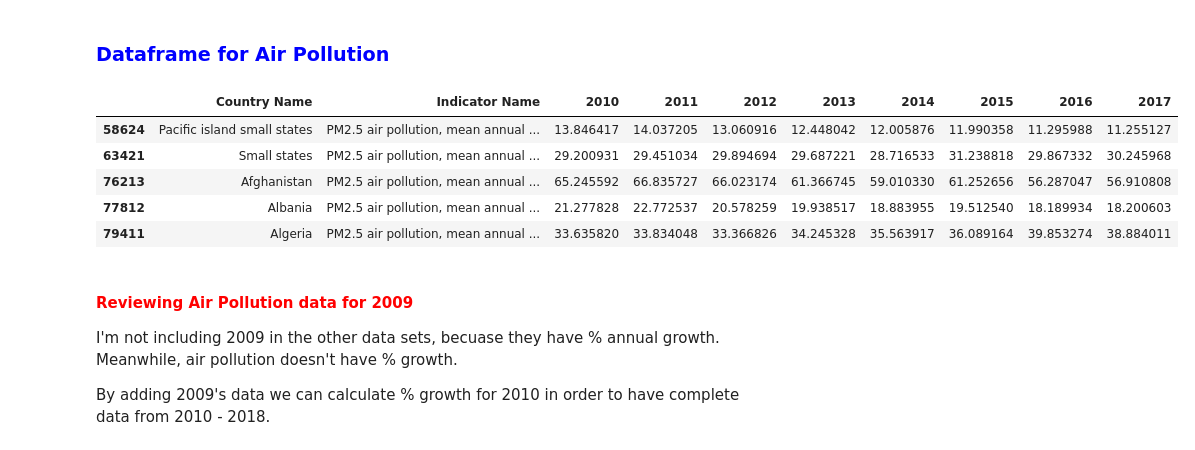
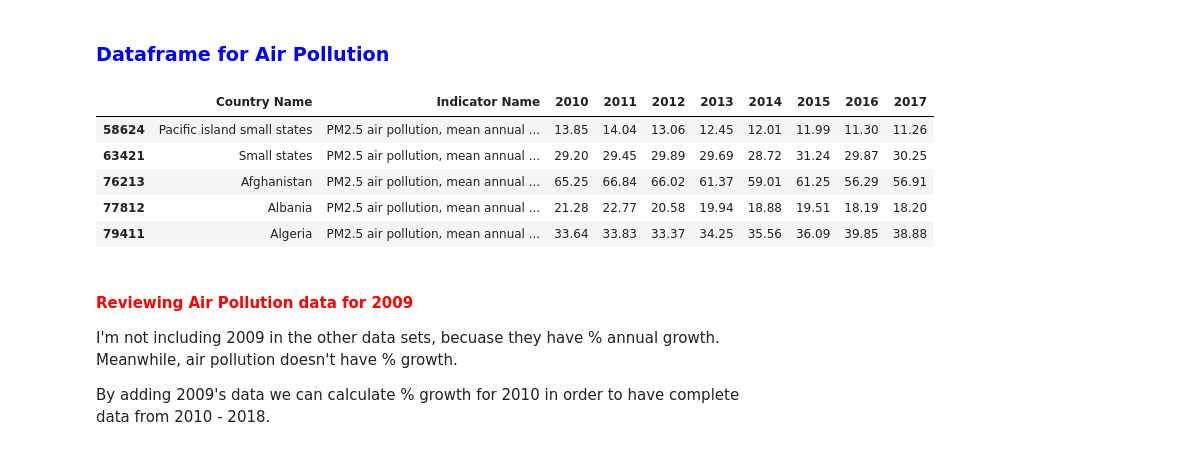
Before and after one commit to JosefinaAureaAmaro/00_Project_Python_DataAnalysis, a Jupyter notebook: Summarized_CSV_Dataframe.ipynb, the cells around one changed output. Cells and saved outputs as stored; diff of their text form; code cells hidden in the pictures.

```diff
--- a/Summarized_CSV_Dataframe.ipynb
+++ b/Summarized_CSV_Dataframe.ipynb
@@ -153,15 +155,15 @@ df_final.head()
 ### <font  color = blue >Dataframe for Air Pollution </font>
 # %%
 #filter df by air pollution
-air_pollu_df = df_final.loc[df_final["Indicator Name"]== 'PM2.5 air pollution, mean annual exposure (micrograms per cubic meter)']
+air_pollu_df = df_final.loc[df_final["Indicator Name"]== 'PM2.5 air pollution, mean annual exposure (micrograms per cubic meter)'].round(2)
 air_pollu_df.head()
 # %% [output]
 |  | Country Name | Indicator Name | 2010 | 2011 | 2012 | 2013 | 2014 | 2015 | 2016 | 2017 |
-| 58624 | Pacific island small states | PM2.5 air pollution, mean annual ... | 13.846417 | 14.037205 | 13.060916 | 12.448042 | 12.005876 | 11.990358 | 11.295988 | 11.255127 |
-| 63421 | Small states | PM2.5 air pollution, mean annual ... | 29.200931 | 29.451034 | 29.894694 | 29.687221 | 28.716533 | 31.238818 | 29.867332 | 30.245968 |
-| 76213 | Afghanistan | PM2.5 air pollution, mean annual ... | 65.245592 | 66.835727 | 66.023174 | 61.366745 | 59.010330 | 61.252656 | 56.287047 | 56.910808 |
-| 77812 | Albania | PM2.5 air pollution, mean annual ... | 21.277828 | 22.772537 | 20.578259 | 19.938517 | 18.883955 | 19.512540 | 18.189934 | 18.200603 |
-| 79411 | Algeria | PM2.5 air pollution, mean annual ... | 33.635820 | 33.834048 | 33.366826 | 34.245328 | 35.563917 | 36.089164 | 39.853274 | 38.884011 |
+| 58624 | Pacific island small states | PM2.5 air pollution, mean annual ... | 13.85 | 14.04 | 13.06 | 12.45 | 12.01 | 11.99 | 11.30 | 11.26 |
+| 63421 | Small states | PM2.5 air pollution, mean annual ... | 29.20 | 29.45 | 29.89 | 29.69 | 28.72 | 31.24 | 29.87 | 30.25 |
+| 76213 | Afghanistan | PM2.5 air pollution, mean annual ... | 65.25 | 66.84 | 66.02 | 61.37 | 59.01 | 61.25 | 56.29 | 56.91 |
+| 77812 | Albania | PM2.5 air pollution, mean annual ... | 21.28 | 22.77 | 20.58 | 19.94 | 18.88 | 19.51 | 18.19 | 18.20 |
+| 79411 | Algeria | PM2.5 air pollution, mean annual ... | 33.64 | 33.83 | 33.37 | 34.25 | 35.56 | 36.09 | 39.85 | 38.88 |
 # %% [markdown]
 #### <font color = red> Reviewing Air Pollution data for 2009 </font>
 I'm not including 2009 in the other data sets, becuase they have % annual growth. Meanwhile, air pollution doesn't have % growth.
```
Also changed, not shown: parts of 6 cells of this notebook.
